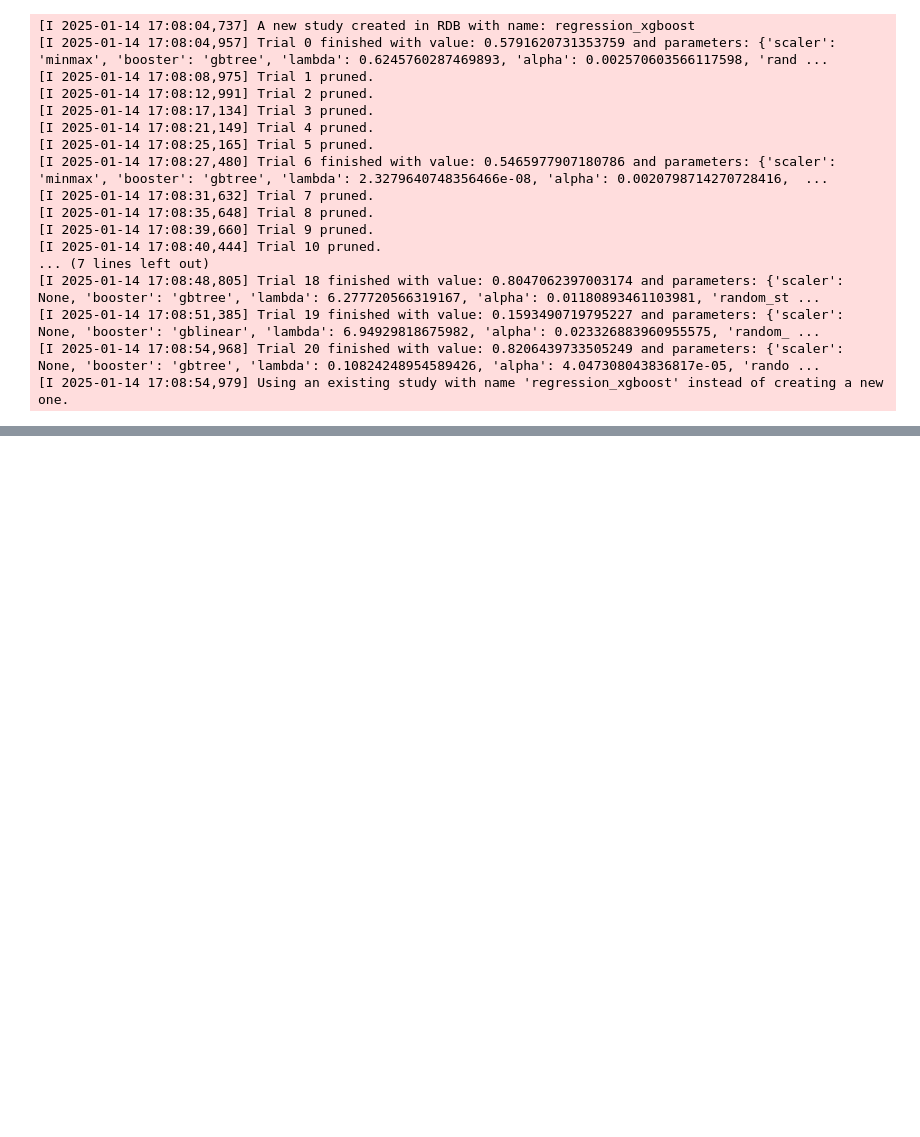
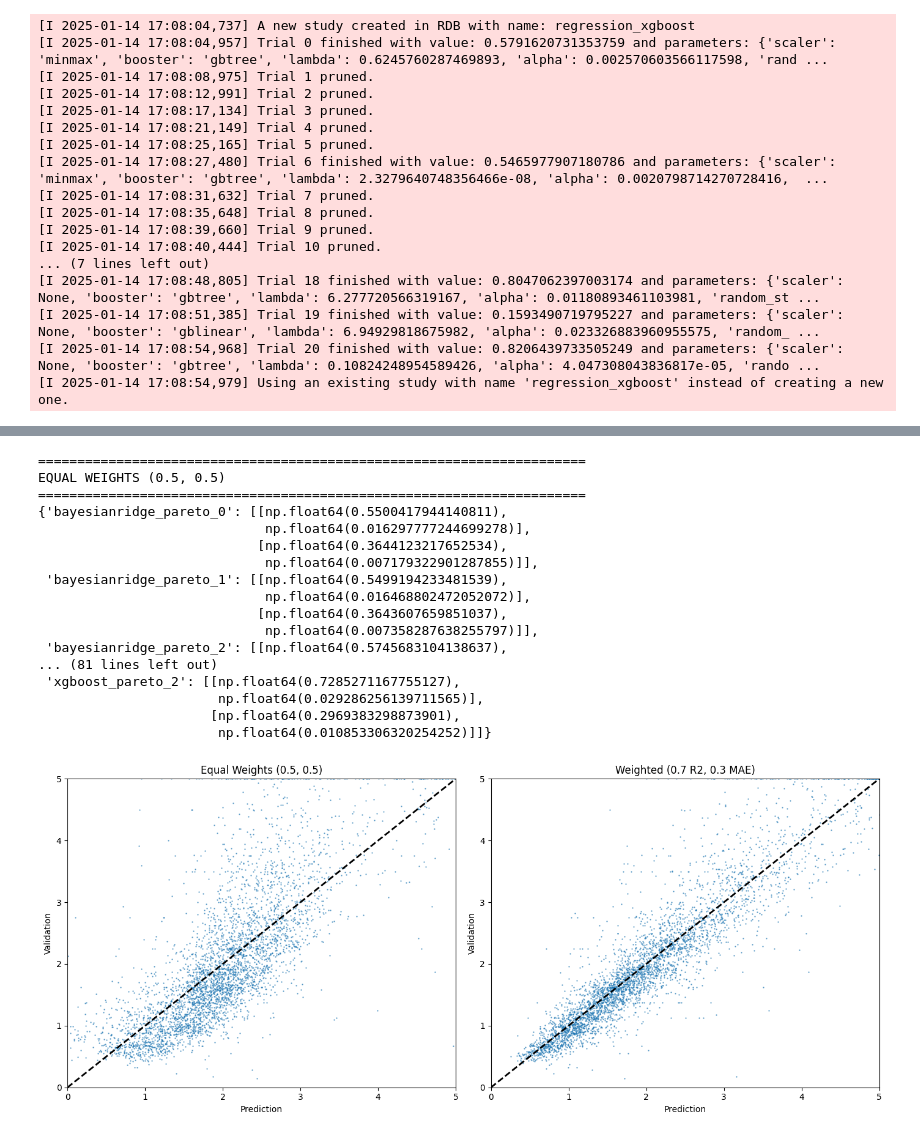
Before and after one commit to owenodriscoll/AutoML, a Jupyter notebook: examples/example_notebook.ipynb, the cells around one changed output, grey strips where cells are left out. Drawn from its saved outputs; the diff is of its cells as text; code cells hidden in the pictures; blank space fills up the shorter version.

```diff
--- a/examples/example_notebook.ipynb
+++ b/examples/example_notebook.ipynb
@@ -484,0 +568,16 @@ result6.apply()
+# %%
+result10_2 = AutomatedRegression(
+    y=y,
+    X=X,
+    test_frac=0.2,
+    n_trial=20,
+    write_folder='testdir/test10_multi_obj_2',
+    metric_optimise=[r2_score, median_absolute_error],
+    metric_assess=[r2_score, median_absolute_error],
+    optimisation_direction=['maximize', 'minimize'],
+    metric_weights=[0.7, 0.3],                          # Prioritize R2 (70%) over MAE (30%)
+    models_to_optimize=['bayesianridge', 'lassolars', 'xgboost', 'catboost', 'lightgbm'],
+    models_to_assess=['bayesianridge', 'lassolars', 'xgboost', 'catboost', 'lightgbm'],
+    spline_value={'n_knots': 10, 'degree': 3},
+    n_weak_models=2
+)
@@ -484,0 +610,51 @@ result6.apply()
+# %%
+print("=" * 70)
+print("EQUAL WEIGHTS (0.5, 0.5)")
+print("=" * 70)
+pprint.pprint(result10_1.summary)
+
+print("\n" + "=" * 70)
+print("WEIGHTED (0.7 R2, 0.3 MAE) - Prioritizes R2")
+print("=" * 70)
+pprint.pprint(result10_2.summary)
+
+# Compare the predictions
+fig, axes = plt.subplots(1, 2, figsize=(14, 6))
+
+axes[0].scatter(result10_1.y_pred, result10_1.y_test, s=0.5, alpha=0.6)
+axes[0].plot([0, 5], [0, 5], '--k', linewidth=2)
+axes[0].set_xlim([0, 5])
+axes[0].set_ylim([0, 5])
+axes[0].set_xlabel("Prediction")
+axes[0].set_ylabel("Validation")
+axes[0].set_title("Equal Weights (0.5, 0.5)")
+
+axes[1].scatter(result10_2.y_pred, result10_2.y_test, s=0.5, alpha=0.6)
+axes[1].plot([0, 5], [0, 5], '--k', linewidth=2)
+axes[1].set_xlim([0, 5])
+axes[1].set_ylim([0, 5])
+axes[1].set_xlabel("Prediction")
+axes[1].set_ylabel("Validation")
+axes[1].set_title("Weighted (0.7 R2, 0.3 MAE)")
+
+plt.tight_layout()
+plt.show()
+# %% [output]
+======================================================================
+EQUAL WEIGHTS (0.5, 0.5)
+======================================================================
+{'bayesianridge_pareto_0': [[np.float64(0.5500417944140811),
+                             np.float64(0.016297777244699278)],
+                            [np.float64(0.3644123217652534),
+                             np.float64(0.007179322901287855)]],
+ 'bayesianridge_pareto_1': [[np.float64(0.5499194233481539),
+                             np.float64(0.016468802472052072)],
+                            [np.float64(0.3643607659851037),
+                             np.float64(0.007358287638255797)]],
+ 'bayesianridge_pareto_2': [[np.float64(0.5745683104138637),
+... (81 lines left out)
+ 'xgboost_pareto_2': [[np.float64(0.7285271167755127),
+                       np.float64(0.029286256139711565)],
+                      [np.float64(0.2969383298873901),
+                       np.float64(0.010853306320254252)]]}
+[figure, added]
```
Also changed, not shown: parts of 7 cells of this notebook, 1 other file.
